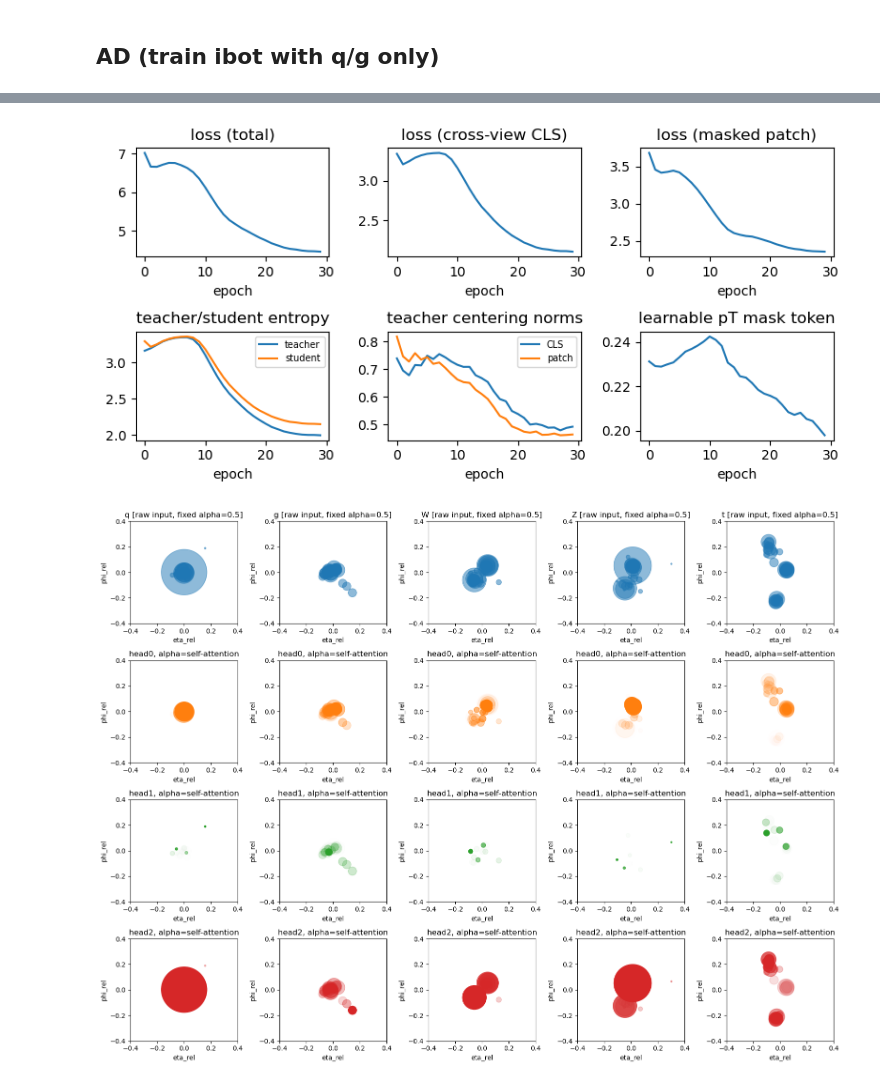
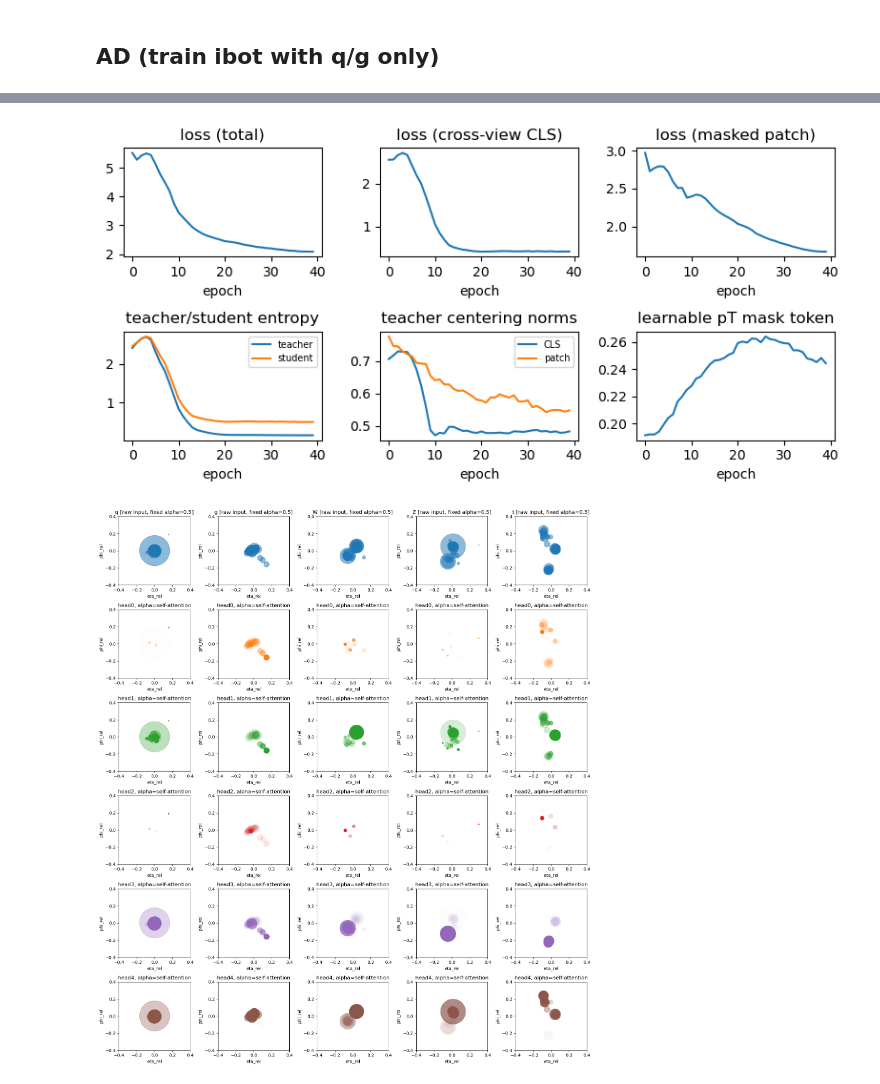
Before and after one commit to hftsoi/ssl_ad, a Jupyter notebook: ibot.ipynb, the cells around one changed output, grey strips where cells are left out. Cells and saved outputs as stored; diff of their text form; code cells hidden in the pictures.

```diff
--- a/ibot.ipynb
+++ b/ibot.ipynb
@@ -42,7 +42,7 @@ np.random.shuffle(indices)
 x_all = x_all[indices]
 y_all = y_all[indices]
 
-n_train = 100000
+n_train = 200000
 n_val = 1000
 #n_test = x_all.shape[0] - n_train - n_val
 n_test = 100000
@@ -275,10 +275,10 @@ def build_proj_head(d_in, d_proj, name):
     head.build((None, None, d_in))
     return head
 
-d_model=80
-n_heads=3
-n_layers=3
-d_proj=64
+d_model=64
+n_heads=5
+n_layers=2
+d_proj=32
 
 student = build_backbone(d_model=d_model, n_heads=n_heads, n_layers=n_layers)
 teacher = build_backbone(d_model=d_model, n_heads=n_heads, n_layers=n_layers)
@@ -890,7 +896,7 @@ cls, _ = student(x_in)
 mlp = build_mlp(d_model, name="mlp_frozen")
 x_out = mlp(cls)
 model = tf.keras.models.Model(x_in, x_out, name="frozen_backbone_mlp")
-model.compile(optimizer=keras.optimizers.Adam(1e-3), loss='categorical_crossentropy', metrics=['accuracy'])
+model.compile(optimizer=keras.optimizers.AdamW(learning_rate=1e-3, weight_decay=4e-3), loss='categorical_crossentropy', metrics=['accuracy'])
 
 backbone_standalone = build_backbone(d_model, n_heads, n_layers, name="backbone_standalone")
 mlp_standalone = build_mlp(d_model, name="mlp_standalone")
@@ -898,7 +904,7 @@ x_in = tf.keras.Input((30,4))
 cls, _ = backbone_standalone(x_in)
 x_out = mlp_standalone(cls)
 model_standalone = tf.keras.models.Model(x_in, x_out, name="standalone_backbone_mlp")
-model_standalone.compile(optimizer=keras.optimizers.Adam(1e-3), loss='categorical_crossentropy', metrics=['accuracy'])
+model_standalone.compile(optimizer=keras.optimizers.AdamW(learning_rate=1e-3, weight_decay=4e-3), loss='categorical_crossentropy', metrics=['accuracy'])
 
 epochs = 30
 batch = 256
@@ -1005,7 +975,7 @@ cls, _ = backbone_ft(x_in)
 x_out = mlp_ft(cls)
 model_ft = tf.keras.models.Model(x_in, x_out, name="finetune_backbone_mlp")
 
-model_ft.compile(optimizer=keras.optimizers.Adam(2e-4),
+model_ft.compile(optimizer=keras.optimizers.AdamW(learning_rate=1e-3, weight_decay=4e-3),
                  loss='categorical_crossentropy',
                  metrics=['accuracy'])
 
@@ -1014,7 +984,7 @@ model_ft.fit(x_train, y_train,
              epochs=2, batch_size=batch)
 
 backbone_ft.trainable = False
-model_ft.compile(optimizer=keras.optimizers.Adam(1e-3),
+model_ft.compile(optimizer=keras.optimizers.AdamW(learning_rate=1e-3, weight_decay=4e-3),
                  loss='categorical_crossentropy',
                  metrics=['accuracy'])
 
@@ -1162,10 +1129,9 @@ center_cls_ad = tf.Variable(tf.zeros([d_proj]), trainable=False)
 center_patch_ad = tf.Variable(tf.zeros([d_proj]), trainable=False)
 
 history_ibot_2class = train_ibot(x_train=x_train_normal,
-                                 epochs=30,
+                                 epochs=40,
                                  batch_size=256,
                                  optimizer=keras.optimizers.AdamW(learning_rate=1e-3, weight_decay=4e-3),
-                                 #optimizer=keras.optimizers.Adam(2e-4),
                                  ema_tau=0.996,
                                  student=student_ad,
                                  teacher=teacher_ad,
@@ -1209,8 +1185,8 @@ epoch 30/30 | loss(total)=4.461; loss(cls)=2.104; loss(patch)=2.357; entropy(tea
-[figure, old version]
+[figure, new version]
 # %%
 plot_attention(transformer=student_ad, n_heads=n_heads, n_layers=n_layers)
 # %% [output]
-[figure, old version]
+[figure, new version]
 # %%
 plot_softmax_prob_cls(n_samples=5000,
                       student=student_ad, teacher=teacher_ad,
```
Also changed, not shown: parts of 20 cells of this notebook.
